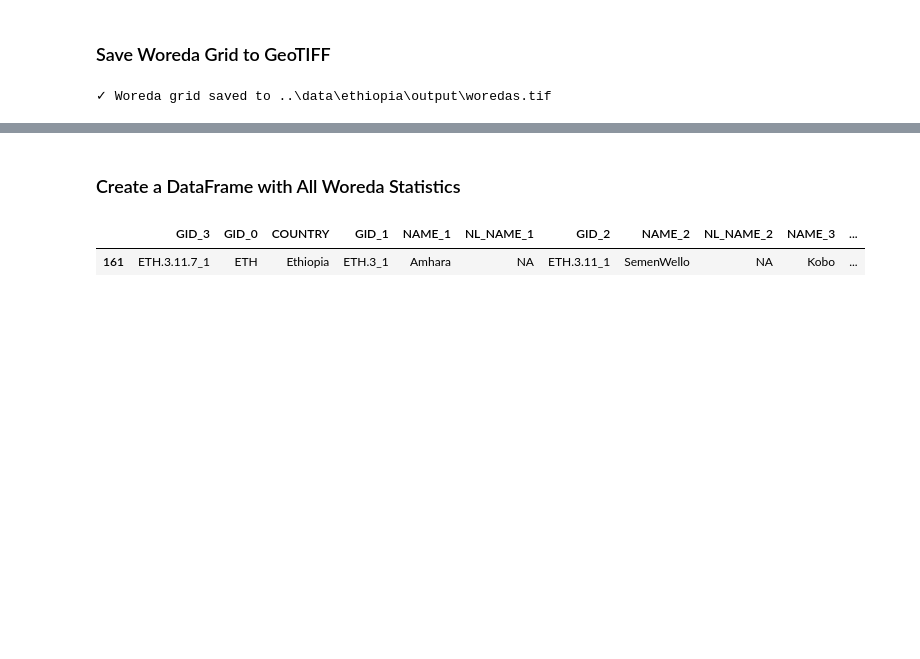
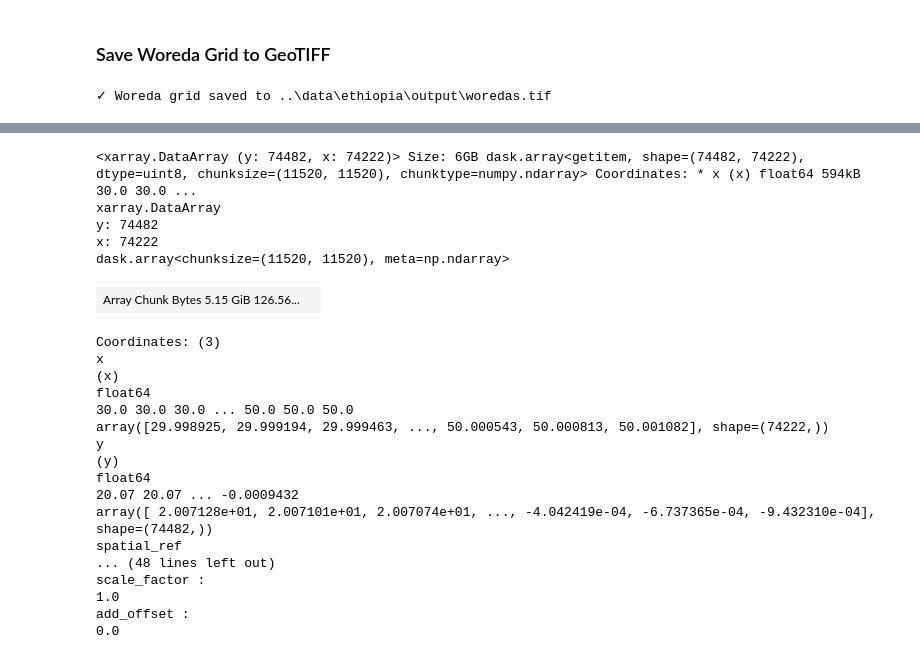
Before and after one commit to manukala6/crop_health_monitor, a Jupyter notebook: notebooks/rasterize_woredas.ipynb, the cells around one changed output, grey strips where cells are left out. Saved outputs shown, nothing was run; the diff lists cells and outputs as text; code cells hidden in the pictures; blank space fills up the shorter version.

```diff
--- a/notebooks/rasterize_woredas.ipynb
+++ b/notebooks/rasterize_woredas.ipynb
@@ -248,2 +225,0 @@ for idx in [162, 163, 164]:  # Kobo is 162
-# %% [markdown]
-### Create a DataFrame with All Woreda Statistics
@@ -282,10 +226,34 @@ print(f"\n✓ Statistics saved to {STATS_CSV_PATH}")
-# %%
-woreda_name = "Kobo"
-woredas_gdf = gpd.read_file(WOREDAS_PATH)
-woreda = woredas_gdf[woredas_gdf['NAME_3'] == woreda_name]
-woreda
-# %% [output]
-|  | GID_3 | GID_0 | COUNTRY | GID_1 | NAME_1 | NL_NAME_1 | GID_2 | NAME_2 | NL_NAME_2 | NAME_3 | ... |
-| 161 | ETH.3.11.7_1 | ETH | Ethiopia | ETH.3_1 | Amhara | NA | ETH.3.11_1 | SemenWello | NA | Kobo | ... |
+# %%
+# Load crop cover
+crop_cover_fp = os.path.join(DATA_DIR, "crop_cover", "crop_cover.vrt")
+crop_cover = rioxarray.open_rasterio(crop_cover_fp, chunks="auto")
+if 'band' in crop_cover.dims:
+    crop_cover = crop_cover.squeeze('band', drop=True)
+
+crop_cover
+# %% [output]
+<xarray.DataArray (y: 74482, x: 74222)> Size: 6GB dask.array<getitem, shape=(74482, 74222), dtype=uint8, chunksize=(11520, 11520), chunktype=numpy.ndarray> Coordinates: * x (x) float64 594kB 30.0 30.0 ...
+xarray.DataArray
+y: 74482
+x: 74222
+dask.array<chunksize=(11520, 11520), meta=np.ndarray>
+| Array Chunk Bytes 5.15 GiB 126.56... |  |
+Coordinates: (3)
+x
+(x)
+float64
+30.0 30.0 30.0 ... 50.0 50.0 50.0
+array([29.998925, 29.999194, 29.999463, ..., 50.000543, 50.000813, 50.001082], shape=(74222,))
+y
+(y)
+float64
+20.07 20.07 ... -0.0009432
+array([ 2.007128e+01, 2.007101e+01, 2.007074e+01, ..., -4.042419e-04, -6.737365e-04, -9.432310e-04], shape=(74482,))
+spatial_ref
+... (48 lines left out)
+scale_factor :
+1.0
+add_offset :
+0.0
 # %%
 client.shutdown()
```
Also changed, not shown: parts of 12 cells of this notebook.
